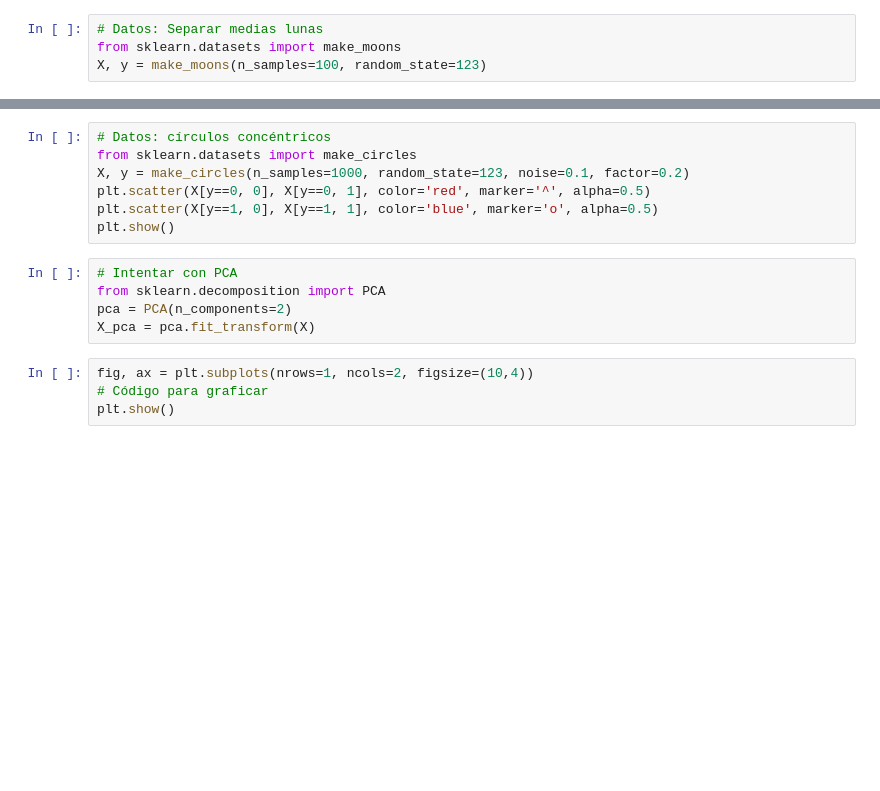
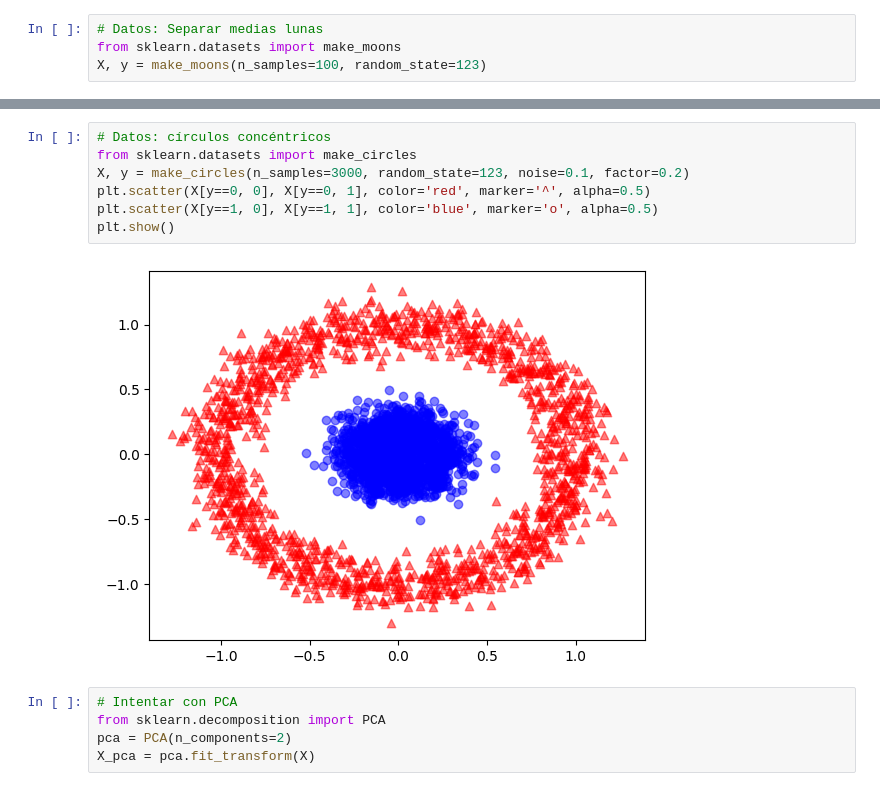
Before and after one commit to JSR-Mario/MeIA, a Jupyter notebook: notas/kernelPCA.ipynb, the cells around one changed output, grey strips where cells are left out. Cells and saved outputs as stored; diff of their text form; blank space fills up the shorter version.

```diff
--- a/notas/kernelPCA.ipynb
+++ b/notas/kernelPCA.ipynb
@@ -51,16 +54,14 @@ plt.show()
 # %%
 # Datos: círculos concéntricos
 from sklearn.datasets import make_circles
-X, y = make_circles(n_samples=1000, random_state=123, noise=0.1, factor=0.2)
+X, y = make_circles(n_samples=3000, random_state=123, noise=0.1, factor=0.2)
 plt.scatter(X[y==0, 0], X[y==0, 1], color='red', marker='^', alpha=0.5)
 plt.scatter(X[y==1, 0], X[y==1, 1], color='blue', marker='o', alpha=0.5)
 plt.show()
+# %% [output]
+[figure, added]
 # %%
 # Intentar con PCA
 from sklearn.decomposition import PCA
 pca = PCA(n_components=2)
 X_pca = pca.fit_transform(X)
-# %%
-fig, ax = plt.subplots(nrows=1, ncols=2, figsize=(10,4))
-# Código para graficar
-plt.show()
```
Also changed, not shown: parts of 10 cells of this notebook.
